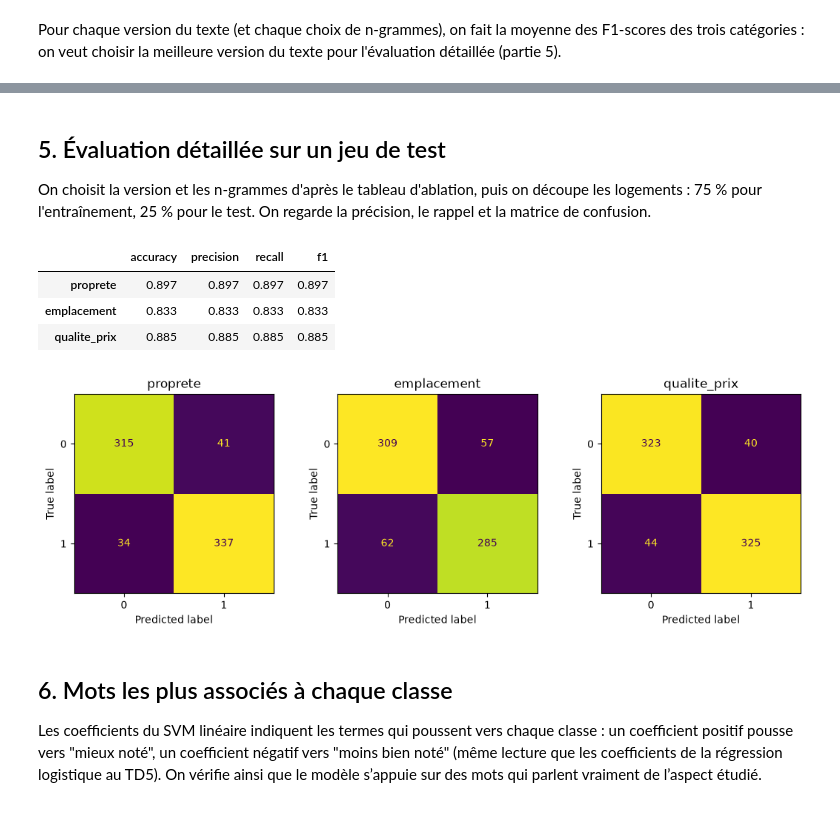
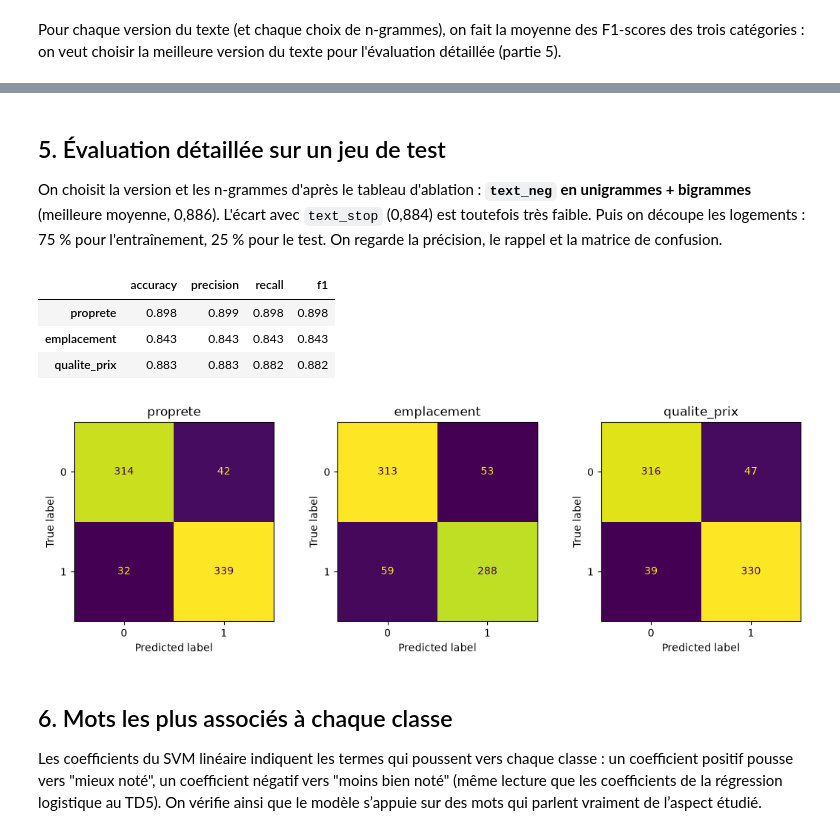
Before and after one commit to Lastroboy/text-mining-project-m2, a Jupyter notebook: notebooks/05_methode_de_fouille.ipynb, the cells around one changed output, grey strips where cells are left out. Saved outputs shown, nothing was run; the diff lists cells and outputs as text; code cells hidden in the pictures.

Commit message:
Version finale : modèle text_neg, résultats et rapport mis à jour

```diff
--- a/notebooks/05_methode_de_fouille.ipynb
+++ b/notebooks/05_methode_de_fouille.ipynb
@@ -231,41 +231,42 @@ dtype: float64
 # %% [markdown]
 ## 5. Évaluation détaillée sur un jeu de test
 
-On choisit la version et les n-grammes d'après le tableau d'ablation, puis on découpe les logements :
+On choisit la version et les n-grammes d'après le tableau d'ablation : **`text_neg` en unigrammes + bigrammes**
+(meilleure moyenne, 0,886). L'écart avec `text_stop` (0,884) est toutefois très faible. Puis on découpe les logements :
 75 % pour l'entraînement, 25 % pour le test. On regarde la précision, le rappel et la matrice de confusion.
 # %%
 modeles_finaux = {}
 scores = {}
 fig, axes = plt.subplots(1, 3, figsize=(13, 3.5))
 
 for ax, categorie in zip(axes, categories):
     d = logements.dropna(subset=['y_' + categorie])
 
-    # On choisi ici la meilleure version du texte trouver dans la cellule précédente, dans notre cas c'est text_stop.
-    X, y = d['text_stop'], d['y_' + categorie].astype(int)
+    # meilleure version du texte trouvée dans la cellule précédente : text_neg
+    X, y = d['text_neg'], d['y_' + categorie].astype(int)
     X_train, X_test, y_train, y_test = train_test_split(X, y, train_size=0.75, stratify=y, random_state=42)
 
     modele = fo.pipeline(LinearSVC()).fit(X_train, y_train)
     y_pred = modele.predict(X_test)
 
     modeles_finaux[categorie] = modele
     scores[categorie] = {
         'accuracy': accuracy_score(y_test, y_pred),
         'precision': precision_score(y_test, y_pred, average='macro'),
         'recall': recall_score(y_test, y_pred, average='macro'),
         'f1': f1_score(y_test, y_pred, average='macro'),
     }
 
     ConfusionMatrixDisplay.from_predictions(y_test, y_pred, ax=ax, colorbar=False)
     ax.set_title(categorie)
 
 display(pd.DataFrame(scores).T.round(3))
 plt.show()
 # %% [output]
 |  | accuracy | precision | recall | f1 |
-| proprete | 0.897 | 0.897 | 0.897 | 0.897 |
-| emplacement | 0.833 | 0.833 | 0.833 | 0.833 |
-| qualite_prix | 0.885 | 0.885 | 0.885 | 0.885 |
+| proprete | 0.898 | 0.899 | 0.898 | 0.898 |
+| emplacement | 0.843 | 0.843 | 0.843 | 0.843 |
+| qualite_prix | 0.883 | 0.883 | 0.882 | 0.882 |
 [figure]
 # %% [markdown]
 ## 6. Mots les plus associés à chaque classe
```
Also changed, not shown: parts of 3 cells of this notebook, 10 other files.
